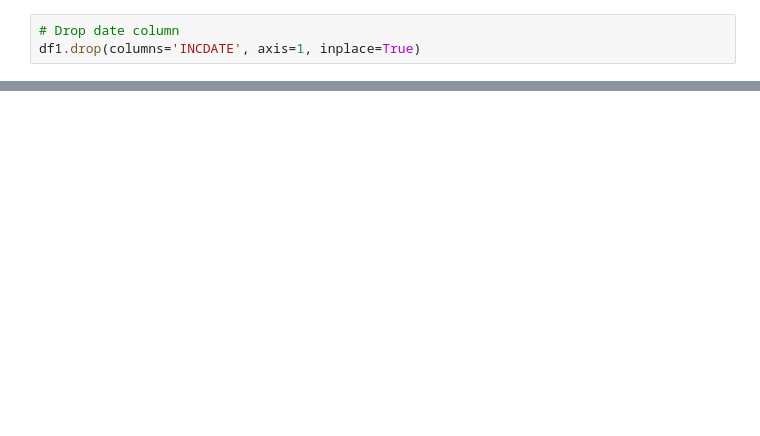
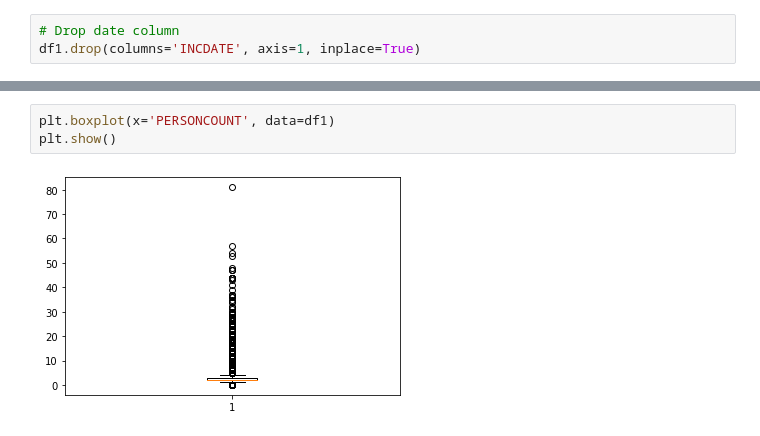
Before and after one commit to bryanzhao89/Coursera_Capstone, a Jupyter notebook: final_proj/final_proj.ipynb, the cells around one changed output, grey strips where cells are left out. Saved outputs shown, nothing was run; the diff lists cells and outputs as text; blank space fills up the shorter version.

```diff
--- a/final_proj/final_proj.ipynb
+++ b/final_proj/final_proj.ipynb
@@ -168,0 +233,5 @@ df1.head()
+# %%
+plt.boxplot(x='PERSONCOUNT', data=df1)
+plt.show()
+# %% [output]
+[figure, added]
```
Also changed, not shown: parts of 31 cells of this notebook.
